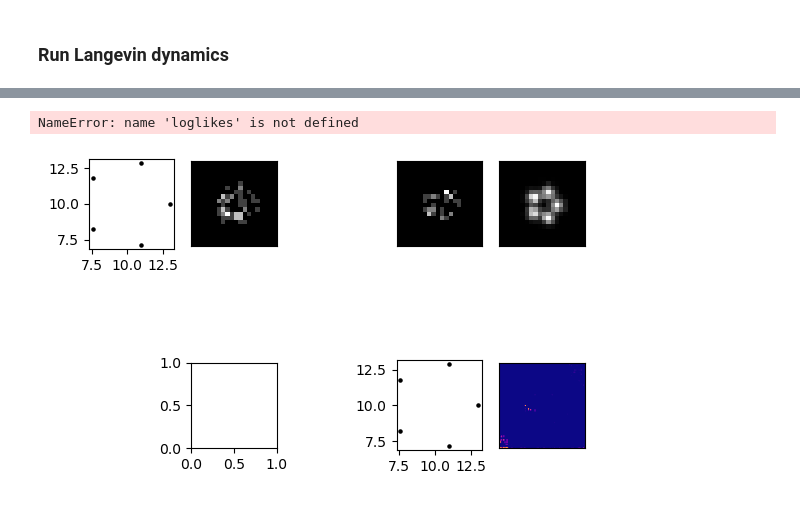
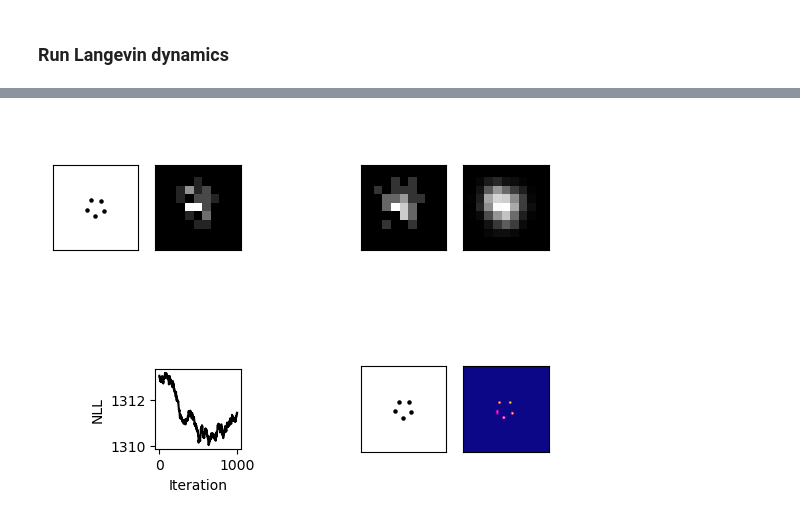
Before and after one commit to cwseitz/DDLM, a Jupyter notebook: SPICE/mains/basics.ipynb, the cells around one changed output, grey strips where cells are left out. Cells and saved outputs as stored; diff of their text form; code cells hidden in the pictures.

```diff
--- a/SPICE/mains/basics.ipynb
+++ b/SPICE/mains/basics.ipynb
@@ -39,0 +47,6 @@ theta_init = np.concatenate([theta,theta_],axis=1).T #initialize sigma and N0
+# %%
+cnn_config = {'thresh_cnn':20,'radius':4,'pixel_size_lateral':108.3}
+M = 5 #give M for now
+model = Ring_Rad1_K5_SPAD(cnn_config)
+adu = adu[np.newaxis,np.newaxis,:,:] #add batch and channel index for torch
+spots,bstar = model.forward(adu)
@@ -40,12 +69,16 @@ theta_init = np.concatenate([theta,theta_],axis=1).T #initialize sigma and N0
 # %% [markdown]
 ### Run Langevin dynamics
 # %%
+theta = np.zeros((2,M))
+z = 0.25*np.argwhere(Z > 0).T
+#z[[0,1],:] = z[[1,0],:]
+theta[:2,:] = z
+theta_ = np.ones_like(theta)
+theta_[:,0] *= 0.92; theta[:,1] *= 1000
+theta_init = np.concatenate([theta,theta_],axis=0) #initialize sigma and N0
+
 adu = np.squeeze(adu)
 lr = torch.tensor(np.array([1e-9,1e-9,0.0,0.0])) #only update x,y
-theta_init = thetagt #just use the true parameters for now (need to train a better CNN)
-ntheta,nspots = thetagt.shape
-#theta_init[0,:] += np.random.normal(0,1,size=(nspots,))
-#theta_init[1,:] += np.random.normal(0,1,size=(nspots,))
 theta,loglikes = run_langevin_dynamics(adu,initial_params=theta_init,lr=lr,
                                        num_samples=1000,warmup_steps=100,print_every=100)
 print(f'Average log likelihood: {np.mean(loglikes)}')
@@ -74,25 +98,33 @@ NameError: name 'loglikes' is not defined
 # %%
 fig,ax=plt.subplots(2,5)
+min,max = 5,15
 ax[0,0].scatter(theta_star[1,:],theta_star[0,:],color='black',s=5)
+ax[0,0].set_xticks([]); ax[0,0].set_yticks([])
+ax[0,0].set_xlim([min,max]); ax[0,0].set_ylim([min,max])
+ax[0,0].set_aspect('equal')
 ax[0,2].set_axis_off(); ax[1,2].set_axis_off()
 ax[0,1].imshow(counts[0],cmap='gray')
+ax[0,1].set_xlim([min,max]); ax[0,1].set_ylim([min,max])
 ax[0,1].set_xticks([]); ax[0,3].set_xticks([])
 ax[0,1].set_yticks([]); ax[0,3].set_yticks([])
 ax[0,3].imshow(counts[-1],cmap='gray')
-ax[0,4].imshow(np.squeeze(csum),cmap='gray')
-ax[0,4].set_xticks([])
-ax[0,4].set_yticks([])
+ax[0,3].set_xlim([min,max]); ax[0,3].set_ylim([min,max])
+ax[0,4].imshow(np.squeeze(adu),cmap='gray')
+ax[0,4].set_xticks([]); ax[0,4].set_yticks([])
+ax[0,4].set_xlim([min,max]); ax[0,4].set_ylim([min,max])
 ax[1,4].imshow(bstar,cmap='plasma')
-ax[1,4].set_xticks([])
-ax[1,4].set_yticks([])
+ax[1,4].set_xticks([]); ax[1,4].set_yticks([])
+ax[1,4].set_xlim([4*min,4*max]); ax[1,4].set_ylim([4*min,4*max])
 ax[1,0].set_axis_off()
 ax[1,3].scatter(theta_star[1,:],theta_star[0,:],color='black',s=5)
-for ax_ in ax.ravel():
-    ax_.set_aspect('equal')
-ax[1,2].plot(loglikes,color='black')
-ax[1,2].set_xlabel('Iteration')
-ax[1,2].set_ylabel('NLL')
-#plt.tight_layout()
+ax[1,3].set_xticks([]); ax[1,3].set_yticks([])
+ax[1,3].set_xlim([min,max]); ax[1,3].set_ylim([min,max])
+ax[1,3].set_aspect('equal')
+#for ax_ in ax.ravel():
+#    ax_.set_aspect('equal')
+ax[1,1].plot(loglikes,color='black')
+ax[1,1].set_xlabel('Iteration')
+ax[1,1].set_ylabel('NLL')
+ax[1,1].set_aspect(300.0)
 # %% [output]
-NameError: name 'loglikes' is not defined
-[figure, old version]
+[figure, new version]
```
Also changed, not shown: parts of 14 cells of this notebook, 2 other files.
